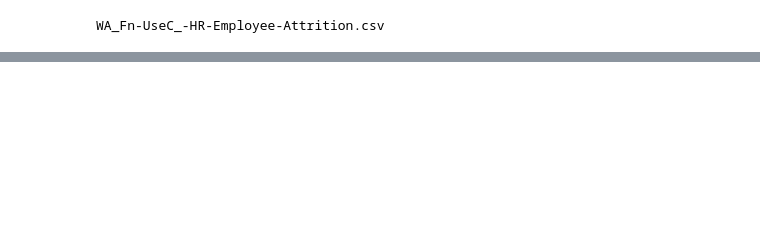
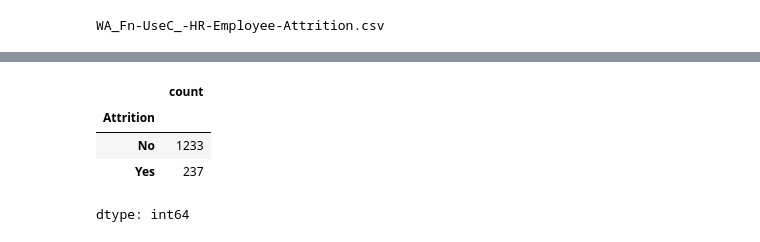
Before and after one commit to zainaahamed-work/Employee-Attrition-Analytics-XAI, a Jupyter notebook: Employee_Attrition_Project.ipynb, the cells around one changed output, grey strips where cells are left out. Cells and saved outputs as stored; diff of their text form; code cells hidden in the pictures; blank space fills up the shorter version.

```diff
--- a/Employee_Attrition_Project.ipynb
+++ b/Employee_Attrition_Project.ipynb
@@ -16,0 +102,11 @@ WA_Fn-UseC_-HR-Employee-Attrition.csv
+# %%
+# .value_counts() counts how many times each unique value appears in a column.
+# Attrition only has two possible values - "Yes" and "No" -
+# so this tells us exactly how many employees left versus how many stayed
+df['Attrition'].value_counts()
+# %% [output]
+|  | count |
+| Attrition |  |
+| No | 1233 |
+| Yes | 237 |
+dtype: int64
```
Also changed, not shown: parts of 8 cells of this notebook.
